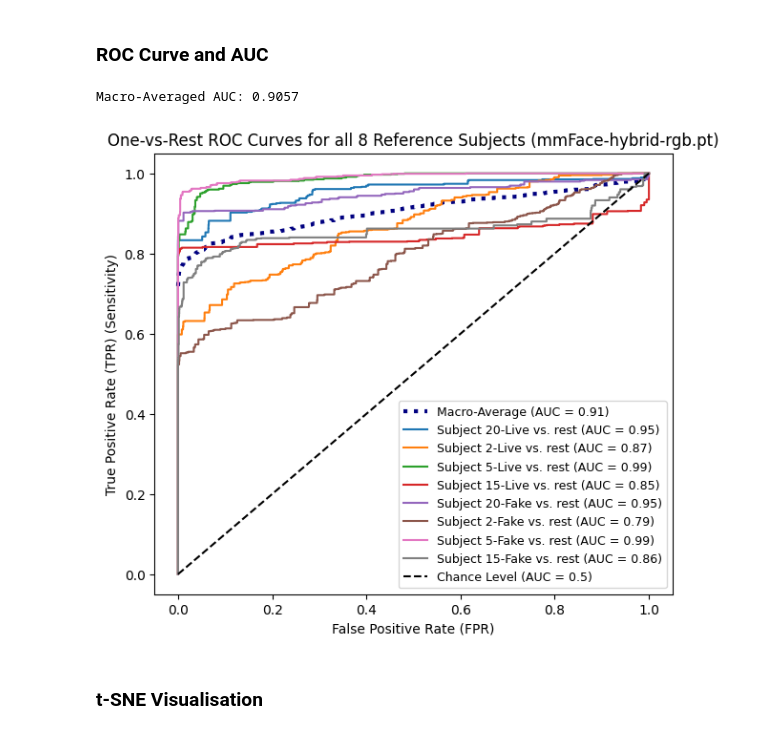
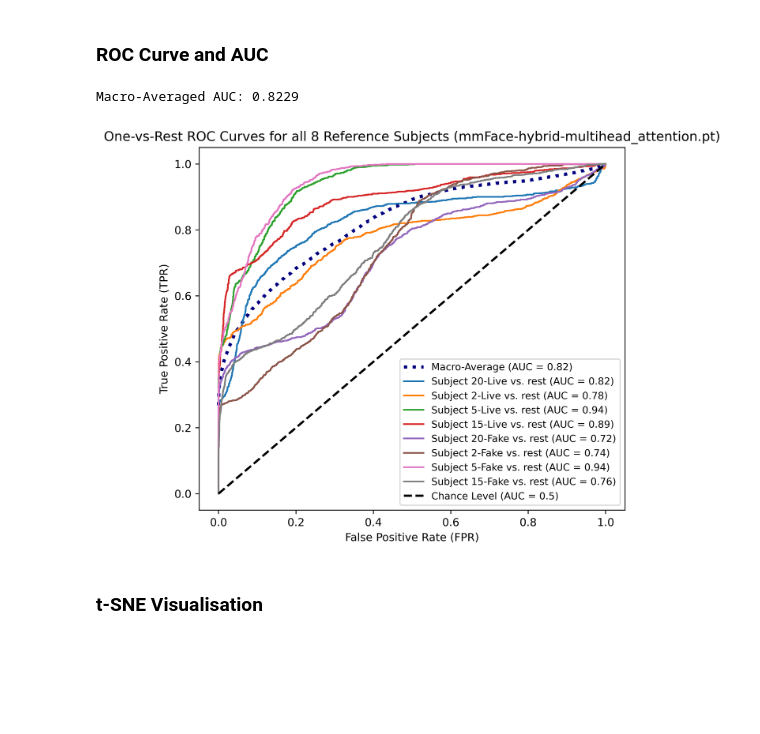
Before and after one commit to StergiousAji/mmFace-3D-Face-Recognition-using-RGB-and-mmWave-Radar, a Jupyter notebook: src/3DFR_Net/mmFace/mmFace-hybrid.ipynb, the cells around one changed output. Saved outputs shown, nothing was run; the diff lists cells and outputs as text; code cells hidden in the pictures; blank space fills up the shorter version.

```diff
--- a/src/3DFR_Net/mmFace/mmFace-hybrid.ipynb
+++ b/src/3DFR_Net/mmFace/mmFace-hybrid.ipynb
@@ -51,7 +51,7 @@ Allocated: 0.19 GB
 # %% [markdown]
 ## Model Creation and Loading
 # %%
-from neural_nets import MMFace, concatenate, add, multiply, pairwise_dot_mean, pairwise_dot_max, pairwise_dot_flatten, multihead_attention, radar, rgb
+from neural_nets import MMFace, concatenate, add, hadamard_product, pairwise_dot_mean, pairwise_dot_max, pairwise_dot_flatten, multihead_attention, radar, rgb
 from utils import load_model, load_history
 from torch import nn
 
@@ -61,13 +61,13 @@ learning_rate = 0.01
 lambda1, lambda2 = 1, 1
 
 # All fusion methods run for 15-20 epochs
-model = MMFace(num_subjects, fuse=rgb).to(device)
+model = MMFace(num_subjects, fuse=multihead_attention).to(device)
 
 # Loss + Optimiser
 criterion = nn.CrossEntropyLoss()
 optimiser = torch.optim.SGD(model.parameters(), lr=learning_rate, weight_decay=0.001, momentum=0.9)
 
-model_name = f"mmFace-hybrid-rgb.pt"
+model_name = f"mmFace-hybrid-multihead_attention.pt"
 cur_epoch, loss_history, train_acc, val_acc = load_model(model_name, model, optimiser)
 
 if len(loss_history) > 0:
@@ -168,13 +172,13 @@ Epoch [9/9]:
 # %% [markdown]
 ### Load Models for Inference
 # %%
-from neural_nets import MMFace, concatenate, add, multiply, pairwise_dot_mean, pairwise_dot_max, pairwise_dot_flatten, multihead_attention, radar, rgb
+from neural_nets import MMFace, concatenate, add, hadamard_product, pairwise_dot_mean, pairwise_dot_max, pairwise_dot_flatten, multihead_attention, radar, rgb
 from utils import load_model
 
 del model
-model = MMFace(num_subjects, fuse=concatenate).to(device)
+model = MMFace(num_subjects, fuse=hadamard_product).to(device)
 
-model_name = f"mmFace-hybrid-rgb-OLD.pt"
+model_name = f"mmFace-hybrid-hadamard_product.pt"
 cur_epoch, loss_history, train_acc, val_acc = load_model(model_name, model, torch.optim.SGD(model.parameters(), lr=0.01, weight_decay=0.001, momentum=0.9))
 
 if len(loss_history) > 0:
@@ -405,7 +405,7 @@ weighted avg      0.829     0.790     0.808      4276
 # %% [markdown]
 ### ROC Curve and AUC
 # %%
-from sklearn.metrics import RocCurveDisplay, roc_curve, auc
+from sklearn.metrics import roc_curve, auc
 import matplotlib.pyplot as plt
 import matplotlib.colors as mcolours
 
@@ -423,38 +423,38 @@ def OVR_ROC_macro_average(reference_subs, reference_embs, unseen_embeddings, tru
     fpr_grid = np.linspace(0., 1., 1000)
     mean_tpr = np.zeros_like(fpr_grid)
 
     for i, r in enumerate(reference_subs):
         scores = sim_scores(reference_embs[i, None], unseen_embeddings)
         true_onehot_r = [1 if l == r else 0 for l in true_labels]
         fpr[i], tpr[i], _ = roc_curve(true_onehot_r, scores)
         roc_auc[i] = auc(fpr[i], tpr[i])
 
         mean_tpr += np.interp(fpr_grid, fpr[i], tpr[i])
 
     mean_tpr /= len(reference_subs)
     mean_roc_auc = auc(fpr_grid, mean_tpr)
 
     fpr["macro"], tpr["macro"], roc_auc["macro"] = fpr_grid, mean_tpr, mean_roc_auc
 
     return fpr, tpr, roc_auc
 
 
 fpr, tpr, roc_auc = OVR_ROC_macro_average(ref_labels_s, reference_embs, unseen_embeddings, true_labels_s)
 
-fig, ax = plt.subplots(figsize=(7, 6), dpi=100)
+fig, ax = plt.subplots(figsize=(7, 6), dpi=500)
 ax.plot(fpr["macro"], tpr["macro"], label=f"Macro-Average (AUC = {roc_auc['macro']:.2f})", color="navy", linestyle=":", linewidth=3)
 
 roc_colours = list(mcolours.TABLEAU_COLORS.values())
 for i, r in enumerate(ref_labels_s):
     ax.plot(fpr[i], tpr[i], label=f"Subject {r}-{'Live' if i < len(ref_labels_s)//2 else 'Fake'} vs. rest (AUC = {roc_auc[i]:.2f})", color=roc_colours[i])
 
-ax.plot([0, 1], [0, 1], label="Chance Level (AUC = 0.5)", color="black", linestyle="--")
-ax.set(xlabel="False Positive Rate (FPR)", ylabel="True Positive Rate (TPR) (Sensitivity)", title=f"One-vs-Rest ROC Curves for all 8 Reference Subjects ({model_name})")
+ax.plot([0, 1], [0, 1], label="Chance Level (AUC = 0.5)", color="black", linestyle="--", linewidth=2)
+ax.set(xlabel="False Positive Rate (FPR)", ylabel="True Positive Rate (TPR)", title=f"One-vs-Rest ROC Curves for all 8 Reference Subjects ({model_name})")
 ax.legend(fontsize="9")
 print(f"Macro-Averaged AUC: {roc_auc['macro']:.4f}")
 # %% [output]
-Macro-Averaged AUC: 0.9057
+Macro-Averaged AUC: 0.8229
-[figure, old version]
+[figure, new version]
 # %% [markdown]
 ### t-SNE Visualisation
 # %%
```
Also changed, not shown: parts of 3 cells of this notebook, 5 other files.
